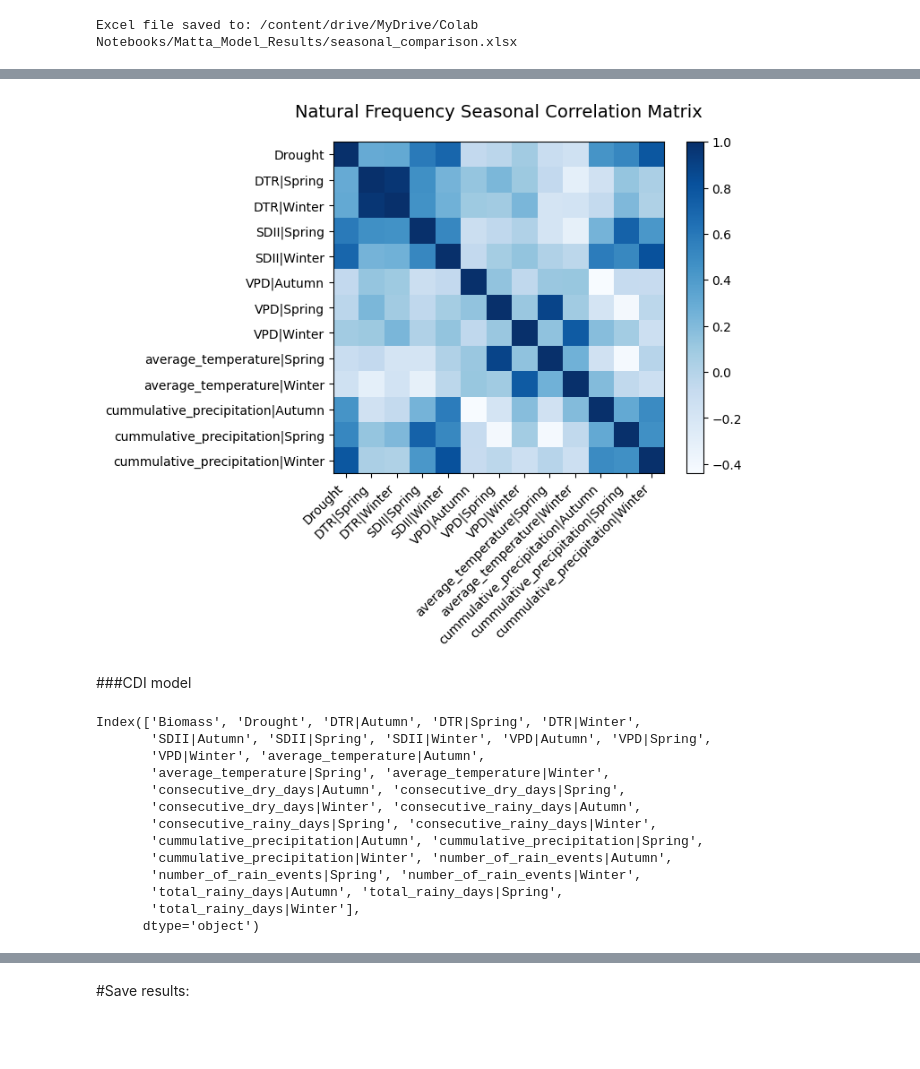
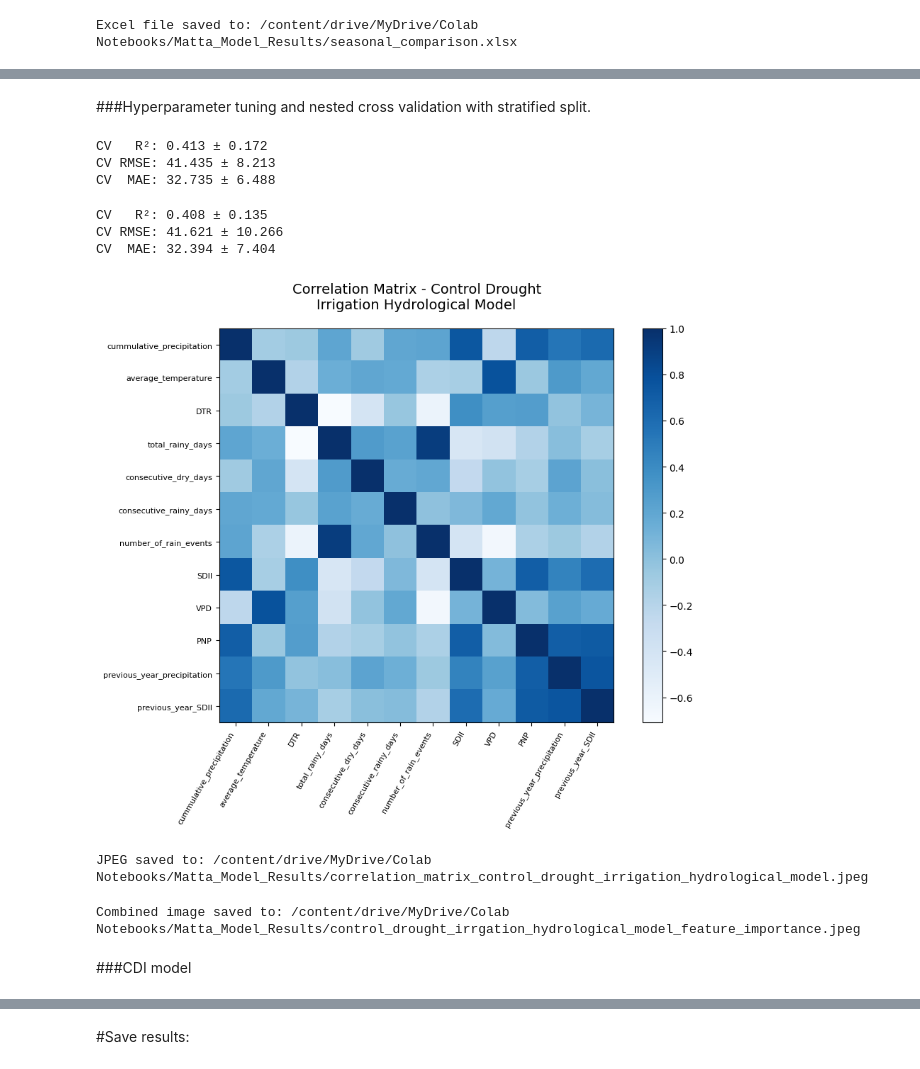
Before and after one commit to DaryaPerry1996/drought_biomass_predictor, a Jupyter notebook: Seminar_drought_biomass_dependance.ipynb, the cells around one changed output, grey strips where cells are left out. Saved outputs shown, nothing was run; the diff lists cells and outputs as text; code cells hidden in the pictures; blank space fills up the shorter version.

```diff
--- a/Seminar_drought_biomass_dependance.ipynb
+++ b/Seminar_drought_biomass_dependance.ipynb
@@ -2534,23 +1461,18 @@ print(f"✅ Combined image saved to: {combined_path}")
-# %%
-cor_nfS_matrix=x_seasonal_nf.corr()
-# plotting correlation matrix
-plt.imshow(cor_nfS_matrix, cmap='Blues')
-
-# adding colorbar
-plt.colorbar()
-
-# extracting variable names
-variables = []
-for i in cor_nfS_matrix.columns:
-    variables.append(i)
-
-# Adding labels to the matrix
-plt.xticks(range(len(cor_nfS_matrix)), variables, rotation=45, ha='right')
-plt.yticks(range(len(cor_nfS_matrix)), variables)
-
-plt.title("Natural Frequency Seasonal Correlation Matrix", fontsize=14, pad=20)
-
-# Display the plot
-plt.show()
-# %% [output]
-[figure, removed]
+# %% [markdown]
+###Hyperparameter tuning and nested cross validation with stratified split.
+# %%
+cdis_features = x_seasonal_cdi.columns
+cdis_scores , cdis_pipe = ml_pipe(x_seasonal_cdi,y_seasonal_cdi)
+cdiSr = cdis_pipe.named_steps["model"]
+# %% [output]
+CV   R²: 0.413 ± 0.172
+CV RMSE: 41.435 ± 8.213
+CV  MAE: 32.735 ± 6.488
+# %%
+features_cdih = x_cdiH.columns
+cdih_scores, cdih_pipe = ml_pipe(x_cdiH,y_cdiH)
+cdiHr=cdih_pipe.named_steps["model"]
+# %% [output]
+CV   R²: 0.408 ± 0.135
+CV RMSE: 41.621 ± 10.266
+CV  MAE: 32.394 ± 7.404
@@ -2557,2 +1549,18 @@ plt.show()
+# %%
+jpeg_path = "/content/drive/MyDrive/Colab Notebooks/Matta_Model_Results/correlation_matrix_control_drought_irrigation_hydrological_model.jpeg"
+cor_matrix(x_cdiH,"Control Drought Irrigation Hydrological Model",jpeg_path)
+# %% [output]
+[figure, added]
+JPEG saved to: /content/drive/MyDrive/Colab Notebooks/Matta_Model_Results/correlation_matrix_control_drought_irrigation_hydrological_model.jpeg
+# %%
+# Paths
+gini_path = "/content/drive/MyDrive/Colab Notebooks/Matta_Model_Results/cdiH_gini_plot.jpeg"
+shap_path = "/content/drive/MyDrive/Colab Notebooks/Matta_Model_Results/cdiH_shap_plot.jpeg"
+combined_path = "/content/drive/MyDrive/Colab Notebooks/Matta_Model_Results/control_drought_irrgation_hydrological_model_feature_importance.jpeg"
+sum_shap_path = "/content/drive/MyDrive/Colab Notebooks/Matta_Model_Results/cdiH_shap_summary_plot.jpeg"
+
+gini_shap_analysis(cdiHr, x_cdiH,features_cdih, gini_path, shap_path, combined_path,sum_shap_path, "Hydrological Model")
+# %% [output]
+Combined image saved to: /content/drive/MyDrive/Colab Notebooks/Matta_Model_Results/control_drought_irrgation_hydrological_model_feature_importance.jpeg
 # %% [markdown]
 ###CDI model
@@ -2564,16 +1566,0 @@ seasonal_cdi=seasonal_cdi.iloc[:,reorder]
-# %%
-seasonal_cdi.columns
-# %% [output]
-Index(['Biomass', 'Drought', 'DTR|Autumn', 'DTR|Spring', 'DTR|Winter',
-       'SDII|Autumn', 'SDII|Spring', 'SDII|Winter', 'VPD|Autumn', 'VPD|Spring',
-       'VPD|Winter', 'average_temperature|Autumn',
-       'average_temperature|Spring', 'average_temperature|Winter',
-       'consecutive_dry_days|Autumn', 'consecutive_dry_days|Spring',
-       'consecutive_dry_days|Winter', 'consecutive_rainy_days|Autumn',
-       'consecutive_rainy_days|Spring', 'consecutive_rainy_days|Winter',
-       'cummulative_precipitation|Autumn', 'cummulative_precipitation|Spring',
-       'cummulative_precipitation|Winter', 'number_of_rain_events|Autumn',
-       'number_of_rain_events|Spring', 'number_of_rain_events|Winter',
-       'total_rainy_days|Autumn', 'total_rainy_days|Spring',
-       'total_rainy_days|Winter'],
-      dtype='object')
```
Also changed, not shown: parts of 126 cells of this notebook.
